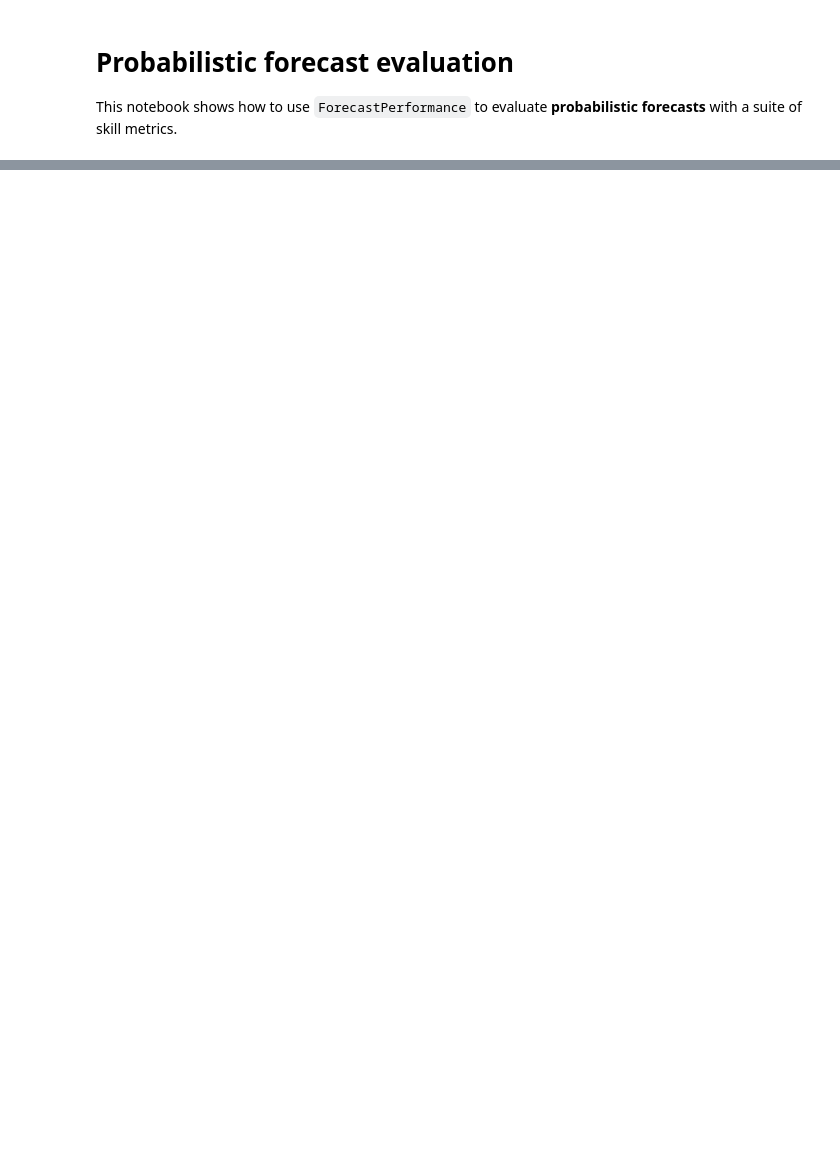
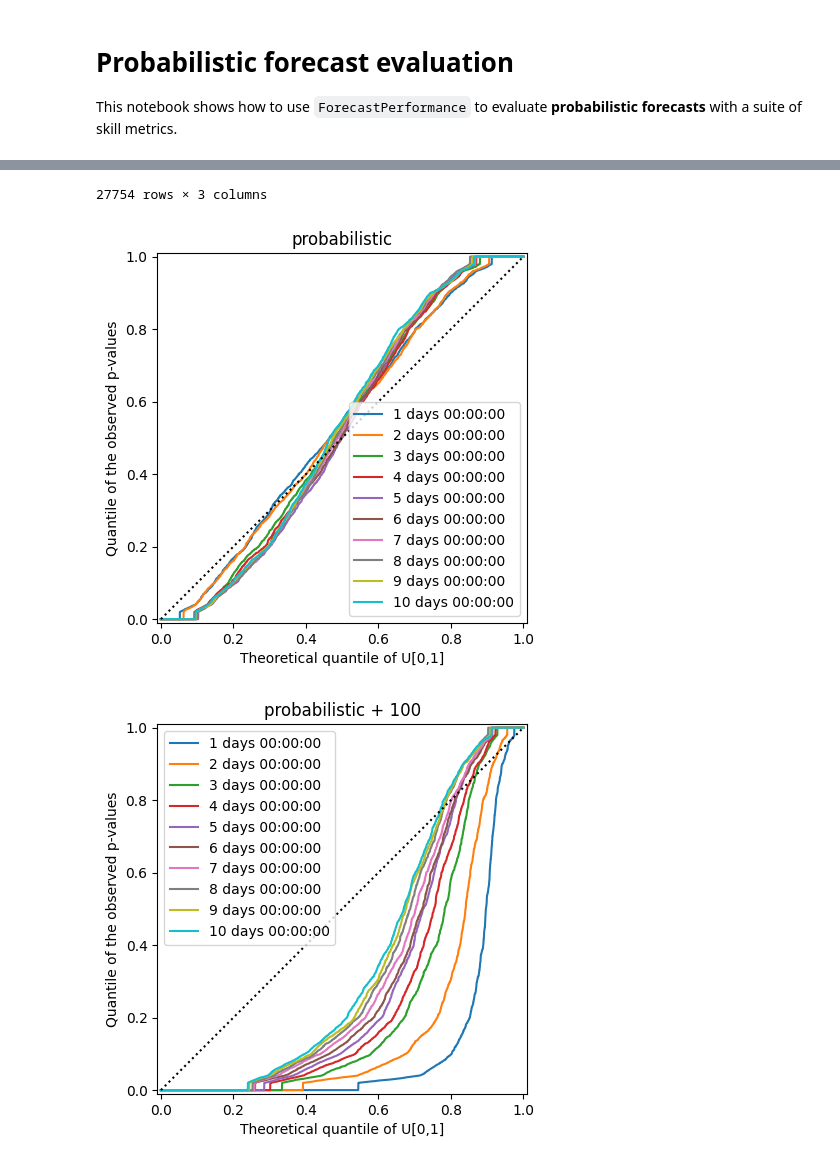
Before and after one commit to FORESIGHT-ULisboa/forecast_performance, a Jupyter notebook: notebooks/02_probabilistic.ipynb, the cells around one changed output, grey strips where cells are left out. Saved outputs shown, nothing was run; the diff lists cells and outputs as text; code cells hidden in the pictures; blank space fills up the shorter version.

```diff
--- a/notebooks/02_probabilistic.ipynb
+++ b/notebooks/02_probabilistic.ipynb
@@ -19,10 +63,5 @@ display(prob_parquet.head(5))
 # %%
-median = prob_parquet.loc[prob_parquet.index.get_level_values('non_exceedance')==0.5, :].droplevel('non_exceedance')
-
 results = Results('Model', 'Metric', 'Leadtime')
-
-fp = ForecastPerformance(obs)
-fp.add_by_production_date(median.droplevel('event_datetime').unstack('leadtime'), name='median')
 
 for model in fp.names():
     print(f'{model}')
@@ -32,5 +71,5 @@ for model in fp.names():
                         Value=fp.deterministic(metric, model, leadtime=leadtime),
                         )
 
-df = results.to_pandas(index=['Metric', 'Model'], columns=['Leadtime'])
-display(df.iloc[:, ::6])
+df = results.to_pandas(index=['Leadtime', 'Model'], columns=['Metric'])
+display(df)
@@ -37,24 +99,17 @@ display(df.iloc[:, ::6])
 # %%
 results = Results('Model', 'Metric', 'Leadtime')
 
-fp = ForecastPerformance(obs)
-fp.add_by_production_date(prob_parquet.droplevel('event_datetime').unstack(['leadtime', 'non_exceedance']), name='prob')
+metrics = ['crps', 'fair_crps', 'quantile_loss', 'reliability', 'resolution']
+fp.add(prob + 100, name='probabilistic + 100')
+fp.add(prob * 0.95, name='probabilistic * 0.95')
 
-for model in fp.names():
+for model in [n for n in fp.names() if n.startswith('probabilistic')]:
     print(f'{model}')
-    for metric in [fp.reliability, fp.resolution_relative, fp.resolution]:
-        for leadtime in prob_parquet.index.get_level_values('leadtime').unique():
-            results.append(Model=model, Metric=metric.__name__, Leadtime=leadtime,
-                        Value=metric(model, leadtimes=[leadtime]),
-                        )
-
-for model in fp.names():
-    print(f'{model}')
-    for metric in [fp.CRPS, fp.fairCRPS]:
-        for leadtime in prob_parquet.index.get_level_values('leadtime').unique():
-            results.append(Model=model, Metric=metric.__name__, Leadtime=leadtime,
-                        Value=metric(model, leadtime=leadtime),
+    for metric in metrics:
+        for leadtime in prob.index.get_level_values('leadtime').unique():
+            results.append(Model=model, Metric=metric, Leadtime=leadtime,
+                        Value=fp.probabilistic(metric, model, leadtime=leadtime),
                         )
 
 df = results.to_pandas(index=['Metric', 'Model'], columns=['Leadtime'])
-display(df.iloc[:, ::6])
+display(df)
@@ -61,2 +138,6 @@ display(df.iloc[:, ::6])
 # %%
-fp.QQPlot(name='prob', leadtimes=prob_parquet.index.get_level_values('leadtime').unique()[::6])
+qq = fp.qq_plot(name='probabilistic')
+_ = fp.qq_plot(name='probabilistic + 100')
+_ = fp.qq_plot(name='probabilistic * 0.95')
+display(qq)
+# %% [output]
@@ -62,0 +156,3 @@ fp.QQPlot(name='prob', leadtimes=prob_parquet.index.get_level_values('leadtime')
+27754 rows × 3 columns
+[figure, added]
+[figure, added]
```
Also changed, not shown: parts of 5 cells of this notebook, 7 other files.
